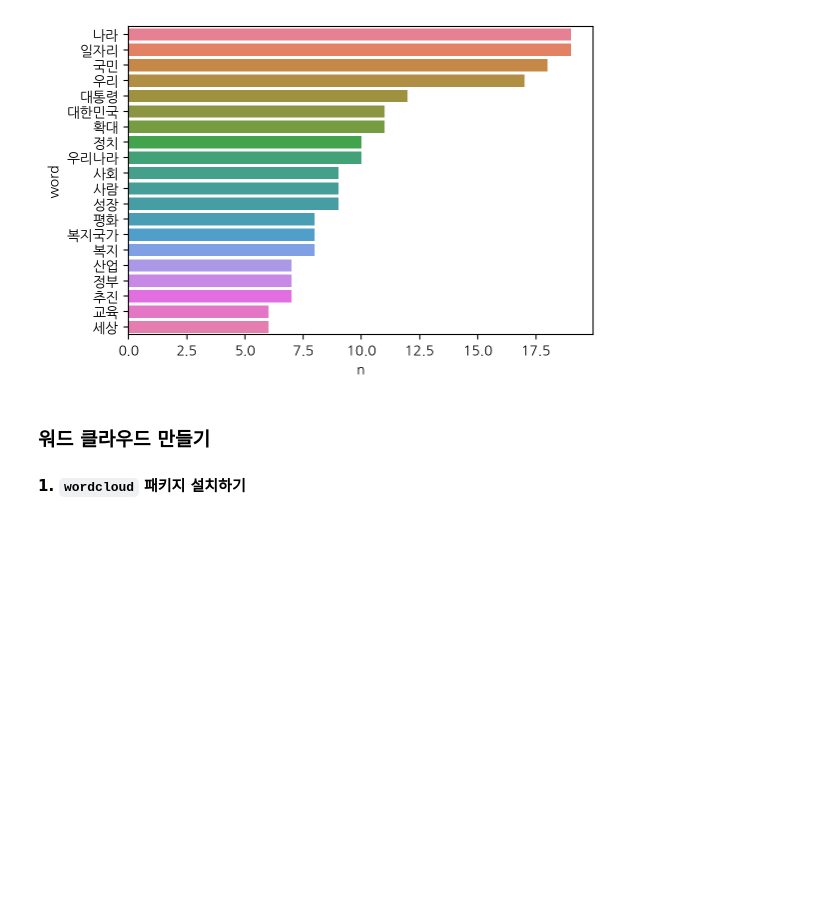
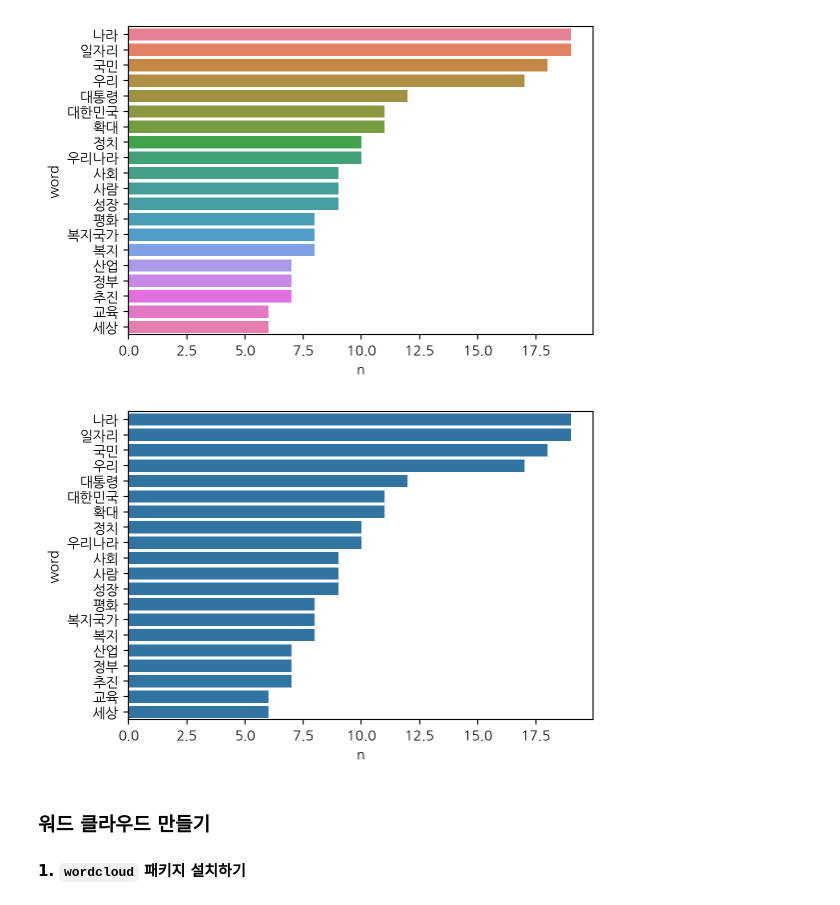
Before and after one commit to ai7dnn/2024-1-my-BDA, a Jupyter notebook: inclass/11w_0521_tue_B_ch10_text_mining.ipynb, the cells around one changed output. Cells and saved outputs as stored; diff of their text form; code cells hidden in the pictures; blank space fills up the shorter version.

```diff
--- a/inclass/11w_0521_tue_B_ch10_text_mining.ipynb
+++ b/inclass/11w_0521_tue_B_ch10_text_mining.ipynb
@@ -393,6 +434,10 @@ import seaborn as sns
 sns.barplot(data = top20, y = 'word', x = 'n', hue='word');
 # %% [output]
 [figure]
+# %%
+sns.barplot(data = top20, y = 'word', x = 'n');
+# %% [output]
+[figure, added]
 # %% [markdown]
 ### 워드 클라우드 만들기
 
```
Also changed, not shown: parts of 19 cells of this notebook.
